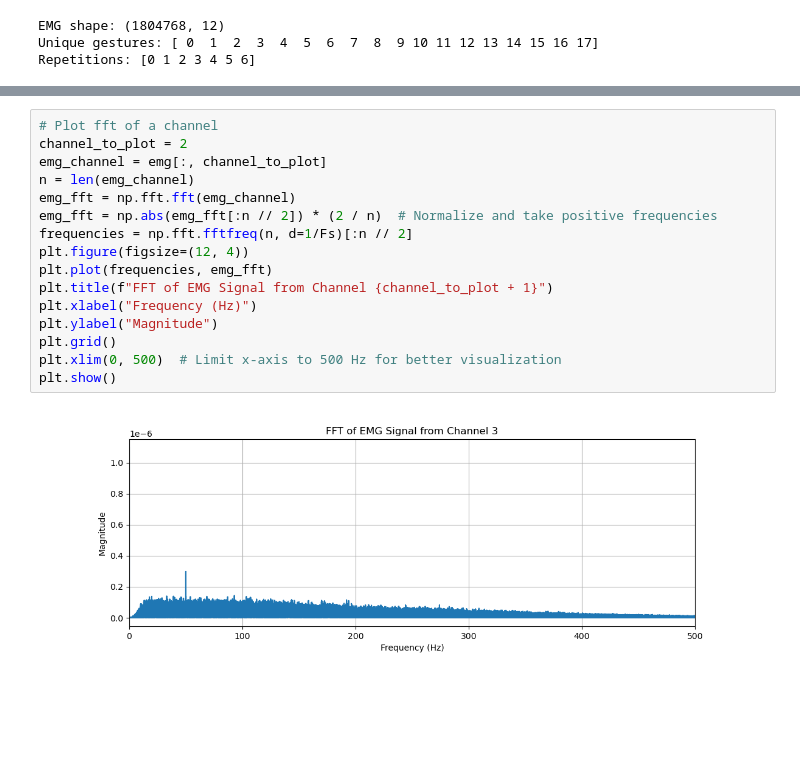
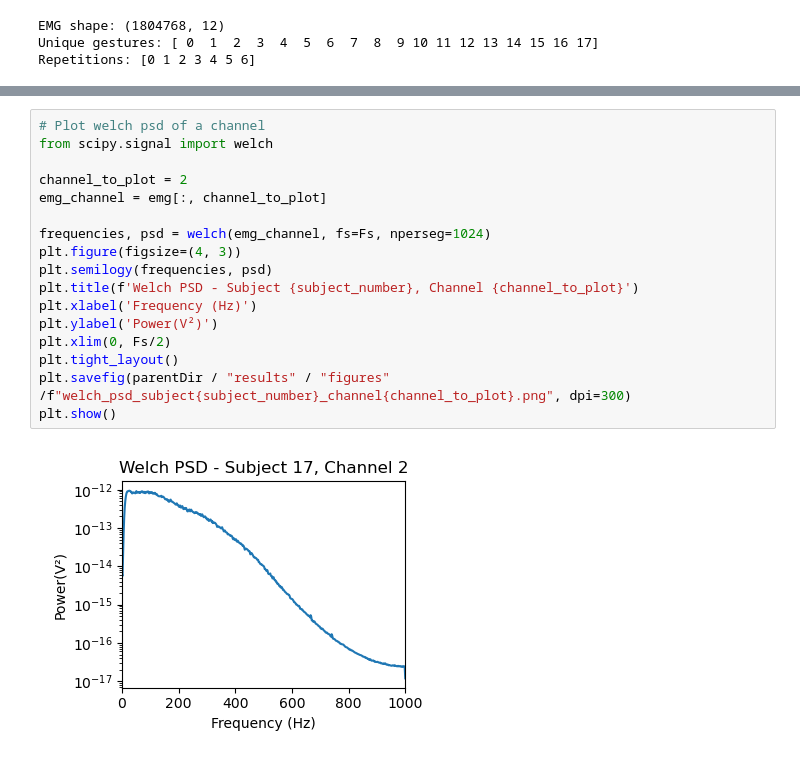
Before and after one commit to sumachinta/emg-gesture-classification-ninapro, a Jupyter notebook: notebooks/01_data_exploration.ipynb, the cells around one changed output, grey strips where cells are left out. Saved outputs shown, nothing was run; the diff lists cells and outputs as text; blank space fills up the shorter version.

```diff
--- a/notebooks/01_data_exploration.ipynb
+++ b/notebooks/01_data_exploration.ipynb
@@ -108,19 +166,20 @@ plt.show()
 # %%
-# Plot fft of a channel
+# Plot welch psd of a channel
+from scipy.signal import welch
+
 channel_to_plot = 2
 emg_channel = emg[:, channel_to_plot]
-n = len(emg_channel)
-emg_fft = np.fft.fft(emg_channel)
-emg_fft = np.abs(emg_fft[:n // 2]) * (2 / n)  # Normalize and take positive frequencies
-frequencies = np.fft.fftfreq(n, d=1/Fs)[:n // 2]
-plt.figure(figsize=(12, 4))
-plt.plot(frequencies, emg_fft)
-plt.title(f"FFT of EMG Signal from Channel {channel_to_plot + 1}")
-plt.xlabel("Frequency (Hz)")
-plt.ylabel("Magnitude")
-plt.grid()
-plt.xlim(0, 500)  # Limit x-axis to 500 Hz for better visualization
+
+frequencies, psd = welch(emg_channel, fs=Fs, nperseg=1024)
+plt.figure(figsize=(4, 3))
+plt.semilogy(frequencies, psd)
+plt.title(f'Welch PSD - Subject {subject_number}, Channel {channel_to_plot}')
+plt.xlabel('Frequency (Hz)')
+plt.ylabel('Power(V²)')
+plt.xlim(0, Fs/2)
+plt.tight_layout()
+plt.savefig(parentDir / "results" / "figures" /f"welch_psd_subject{subject_number}_channel{channel_to_plot}.png", dpi=300)
 plt.show()
 # %% [output]
-[figure, old version]
+[figure, new version]
 # %% [markdown]
```
Also changed, not shown: parts of 13 cells of this notebook.
